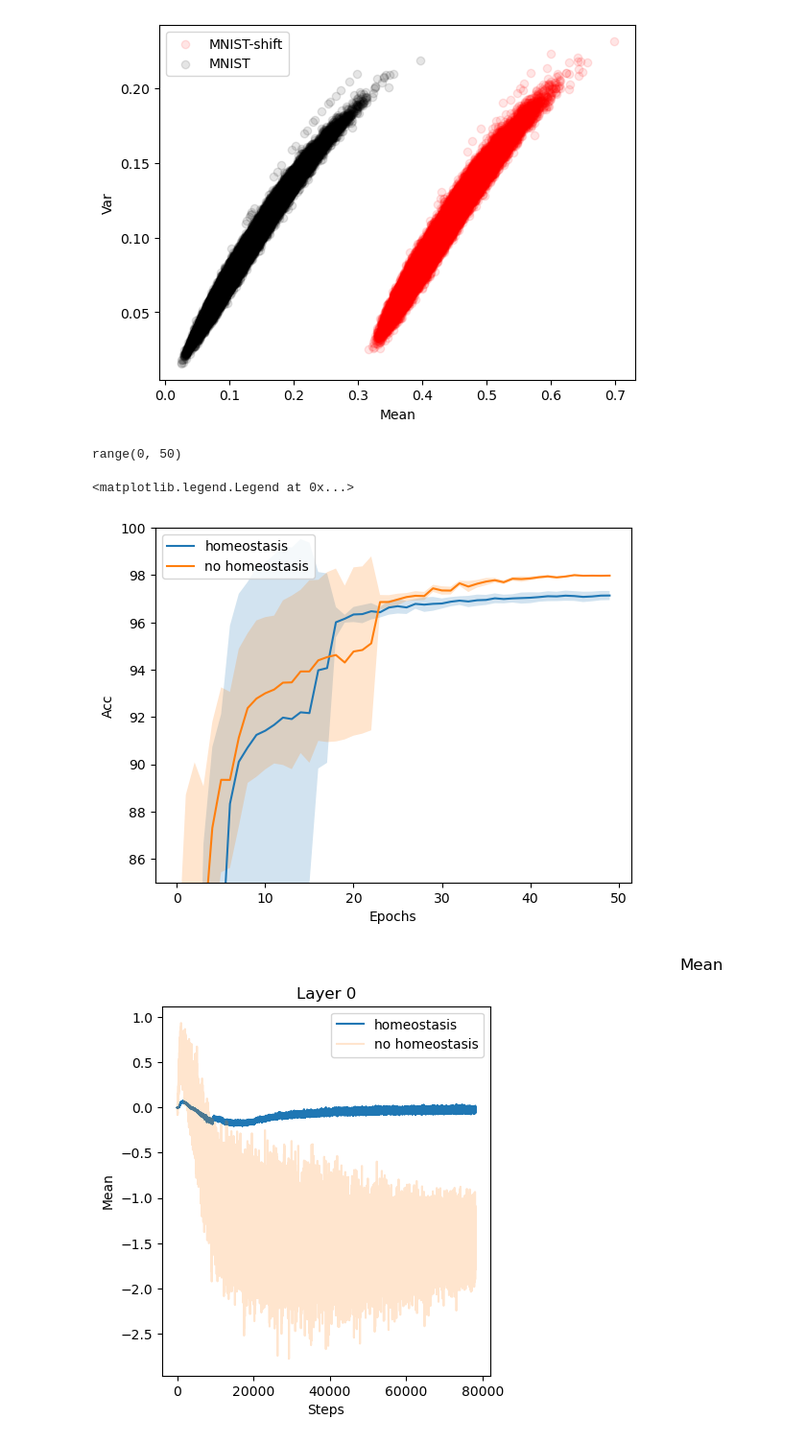
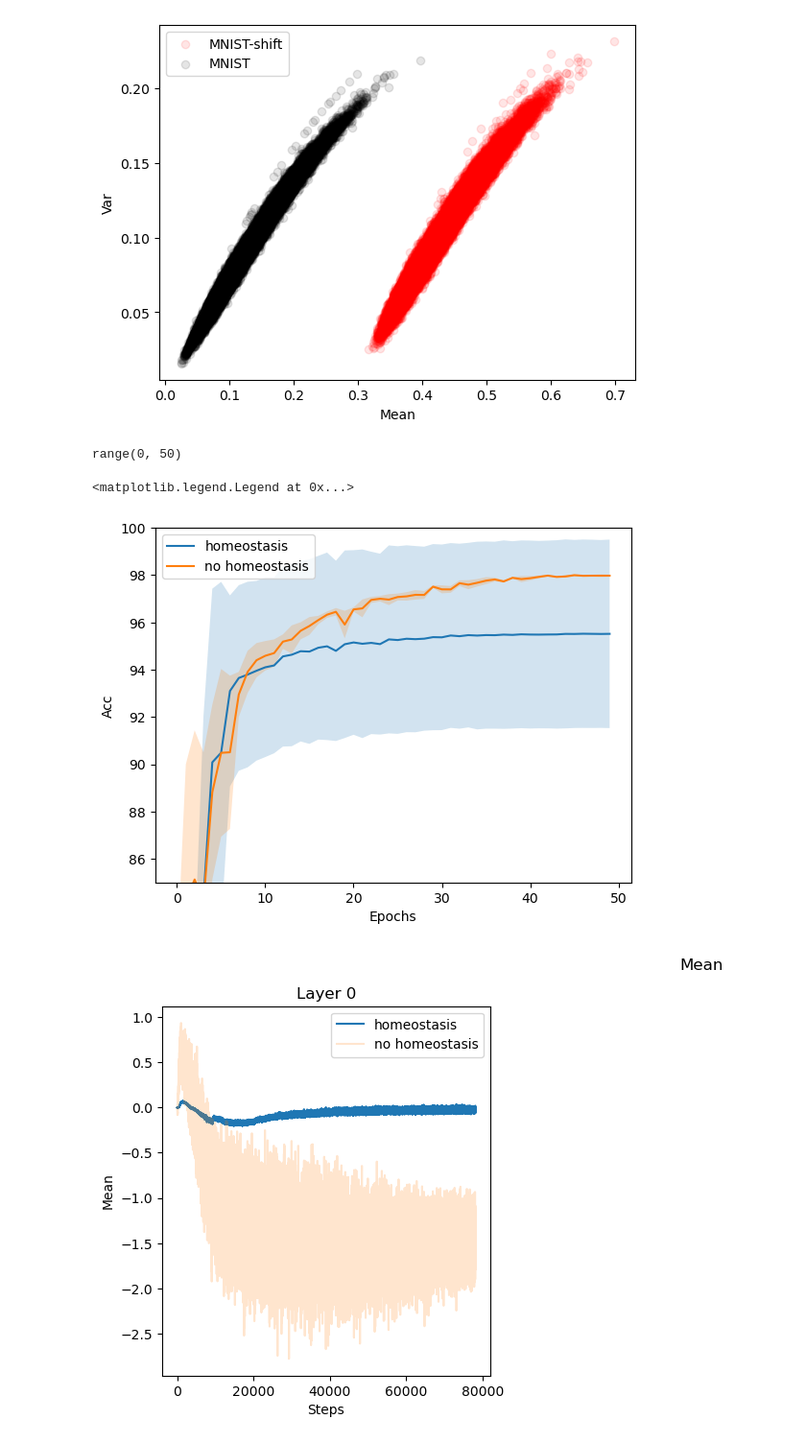
Before and after one commit to RoyHEyono/HomeostaticDANN, a Jupyter notebook: dense_mnist_task/pca_reconstruction.ipynb, the cells around one changed output. Shown at 96% size. Drawn from its saved outputs; the diff is of its cells as text; code cells hidden in the pictures.

```diff
--- a/dense_mnist_task/pca_reconstruction.ipynb
+++ b/dense_mnist_task/pca_reconstruction.ipynb
@@ -21,6 +18,9 @@ homeo_arr = np.array([[]])
 non_homeo_arr = np.array([[]])
 
 for i in range(n):
+
+    if i==3:
+        continue
 
     # Specify the file name
     file_name_homeo = f'res/homeo_dann_{i}_results.pkl'
@@ -30,34 +30,34 @@ for i in range(n):
     with open(file_name_homeo, 'rb') as file:
         # Use pickle.load() to load the list from the file
         homeo = pickle.load(file)
 
     # Open the file in binary read mode ('rb')
     with open(file_name_no_homeo, 'rb') as file:
         # Use pickle.load() to load the list from the file
         no_homeo = pickle.load(file)
 
     if i == 0:
         homeo_arr = np.array([homeo["test_accs"]])
         non_homeo_arr = np.array([no_homeo["test_accs"]])
     else:
         homeo_arr = np.append(homeo_arr, [np.array(homeo["test_accs"])], axis=0)
         non_homeo_arr = np.append(non_homeo_arr, [np.array(no_homeo["test_accs"])], axis=0)
 
 h = homeo_arr.mean(axis=0)
 n_h = non_homeo_arr.mean(axis=0)
 plt.plot(homeo_arr.mean(axis=0), label="homeostasis")
 plt.fill_between(range(len(h)), h - homeo_arr.std(axis=0), h + homeo_arr.std(axis=0), alpha=0.2)
 plt.plot(non_homeo_arr.mean(axis=0), label="no homeostasis")
 plt.fill_between(range(len(n_h)), n_h - non_homeo_arr.std(axis=0), n_h + non_homeo_arr.std(axis=0), alpha=0.2)
 plt.ylim(85, 100)
 print(range(len(n_h)))
 plt.xlabel("Epochs")
 plt.ylabel("Acc")
 plt.legend()
 # %% [output]
 range(0, 50)
 <matplotlib.legend.Legend at 0x...>
-[figure, old version]
+[figure, new version]
 # %%
 # Specify the file name
 file_name_homeo = 'res/homeo_dann_0_layers.pkl'
```
Also changed, not shown: parts of 23 cells of this notebook, 39 other files.
